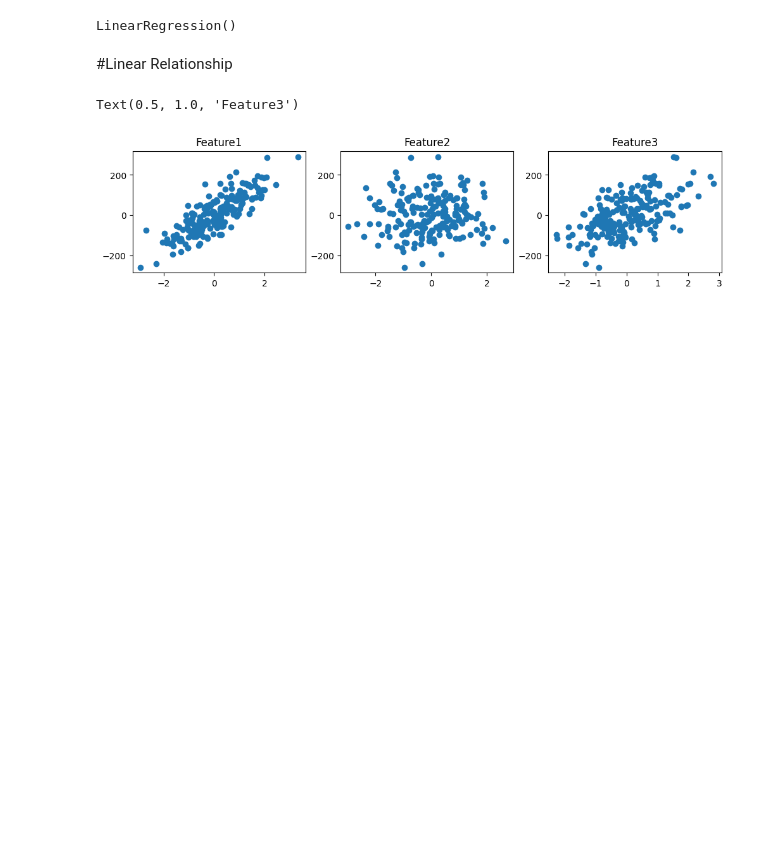
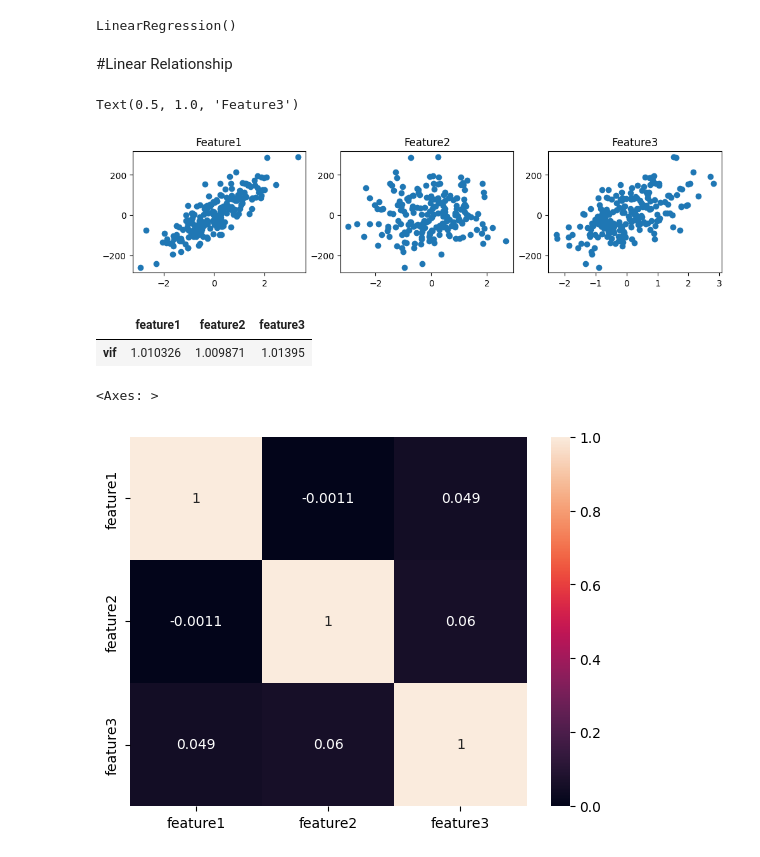
Before and after one commit to blackwithwhitegreen/ML-files, a Jupyter notebook: Assumptions_of_Linear_Regression.ipynb, the cells around one changed output. Drawn from its saved outputs; the diff is of its cells as text; code cells hidden in the pictures; blank space fills up the shorter version.

```diff
--- a/Assumptions_of_Linear_Regression.ipynb
+++ b/Assumptions_of_Linear_Regression.ipynb
@@ -57,0 +65,10 @@ Text(0.5, 1.0, 'Feature3')
+# %%
+pd.DataFrame({'vif':vif},index = df.columns[0:3]).T
+# %% [output]
+|  | feature1 | feature2 | feature3 |
+| vif | 1.010326 | 1.009871 | 1.01395 |
+# %%
+sns.heatmap(df.iloc[:,0:3].corr(),annot=True)
+# %% [output]
+<Axes: >
+[figure, added]
```
Also changed, not shown: parts of 6 cells of this notebook.
